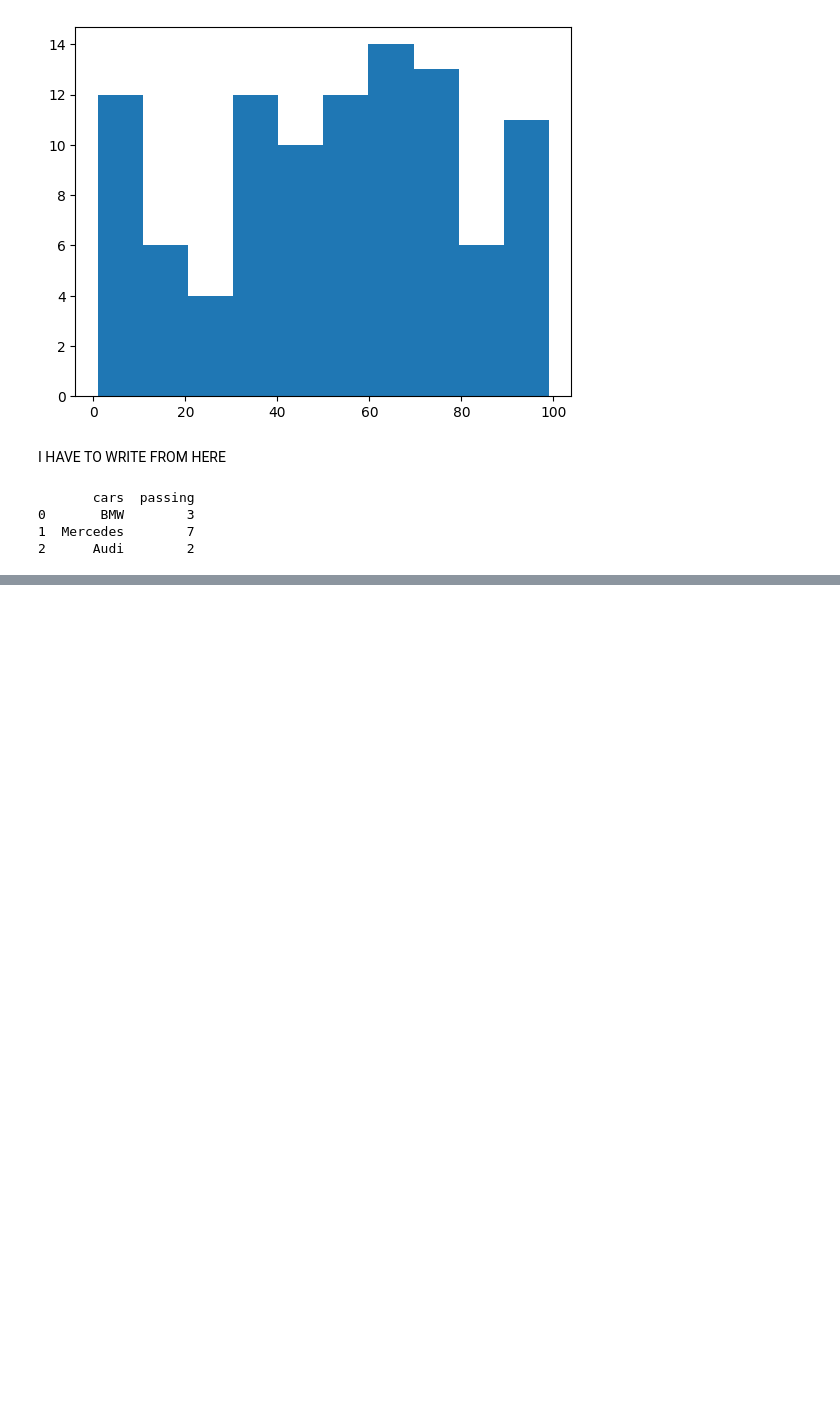
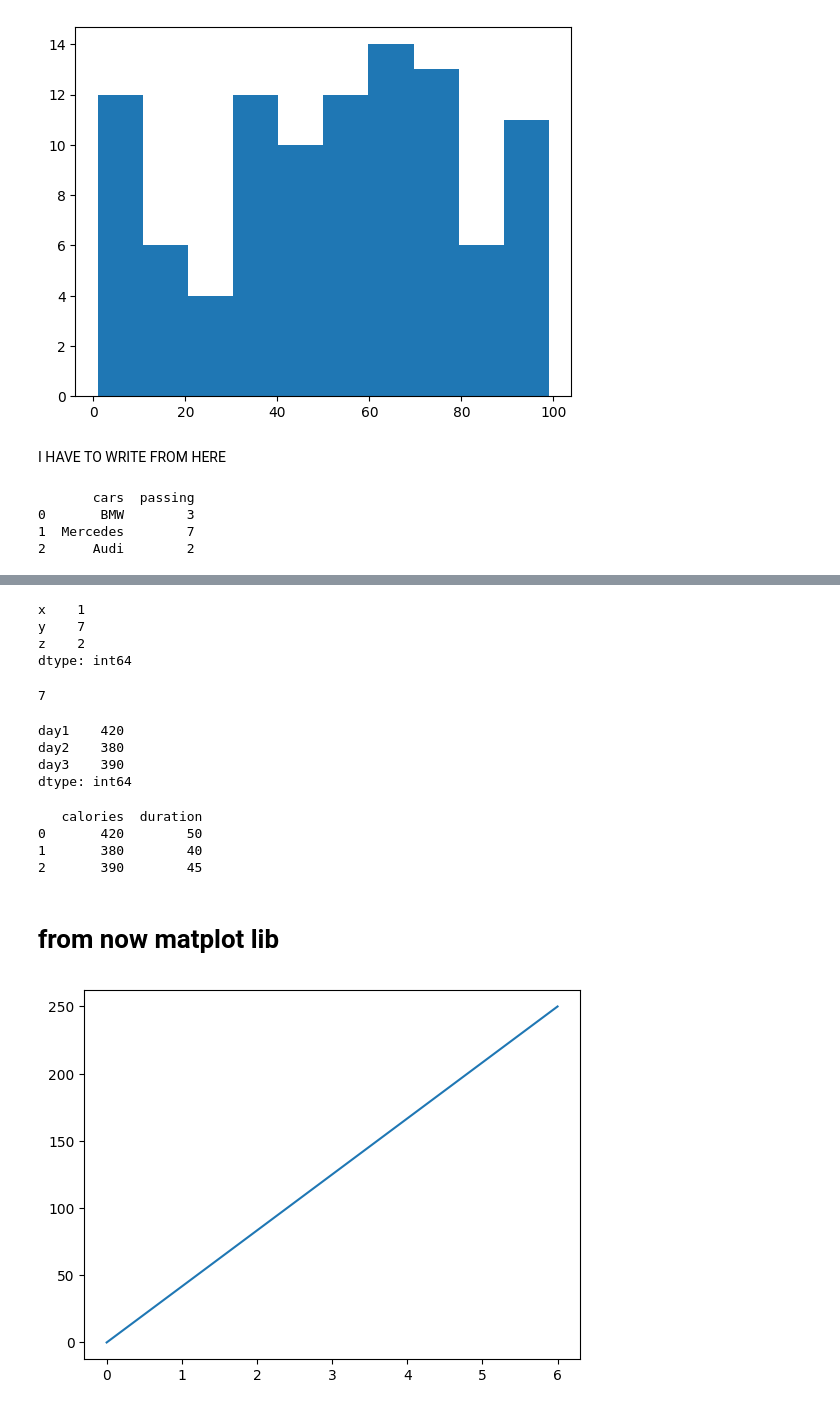
Before and after one commit to 24cseaiml046asutoshpanda-web/lab2_pandas_numpy, a Jupyter notebook: lab4.ipynb, the cells around one changed output, grey strips where cells are left out. Drawn from its saved outputs; the diff is of its cells as text; code cells hidden in the pictures; blank space fills up the shorter version.

```diff
--- a/lab4.ipynb
+++ b/lab4.ipynb
@@ -92,0 +104,56 @@ print(myvar)
+# %%
+#lables
+import pandas as pd
+a = [1,7,2]
+
+myvar = pd.Series(a, index = ["x", "y", "z"])
+print(myvar)
+# %% [output]
+x    1
+y    7
+z    2
+dtype: int64
+# %%
+print(myvar["y"])
+# %% [output]
+7
+# %%
+import pandas as pd
+
+calories = {"day1": 420, "day2": 380, "day3": 390}
+
+myvar = pd.Series(calories)
+print(myvar)
+# %% [output]
+day1    420
+day2    380
+day3    390
+dtype: int64
+# %%
+import pandas as pd
+
+data = {
+  "calories": [420, 380, 390],
+  "duration": [50, 40, 45]
+}
+
+myvar = pd.DataFrame(data)
+print(myvar)
+# %% [output]
+   calories  duration
+0       420        50
+1       380        40
+2       390        45
+# %% [markdown]
+# from now matplot lib
+# %%
+import matplotlib.pyplot as plt
+import numpy as np
+
+x = np.array([0,6])
+y = np.array([0,250])
+
+plt.plot(x,y)
+plt.show()
+# %% [output]
+[figure, added]
```
Also changed, not shown: parts of 14 cells of this notebook.
